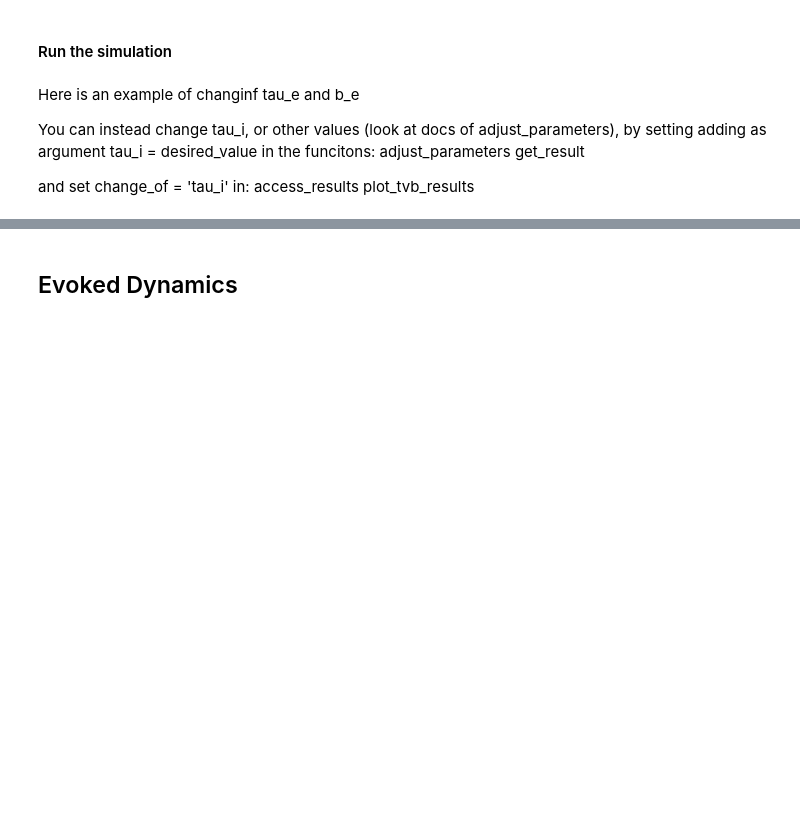
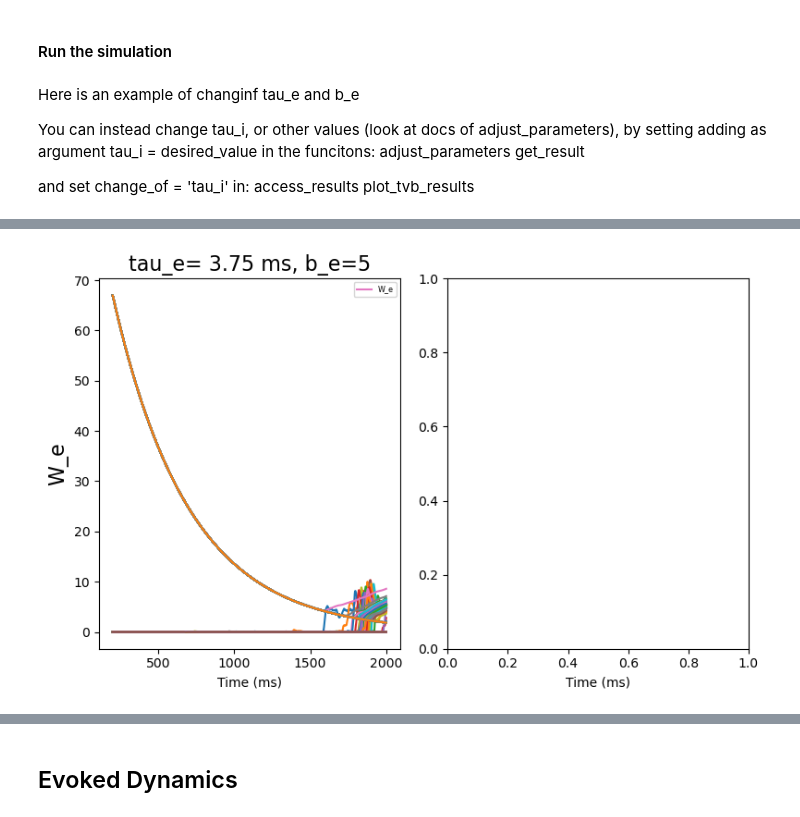
Before and after one commit to mariasacha/paper_pipeline_hub, a Jupyter notebook: whole_pipeline.ipynb, the cells around one changed output, grey strips where cells are left out. Cells and saved outputs as stored; diff of their text form; code cells hidden in the pictures; blank space fills up the shorter version.

```diff
--- a/whole_pipeline.ipynb
+++ b/whole_pipeline.ipynb
@@ -232,0 +236,3 @@ simulation time :2000.0
+# %%
+parameters.parameter_monitor['TemporalAverage'] = True
+parameters.parameter_monitor['Raw'] = False
@@ -249,3 +423,18 @@ Loading:  _b_e_5_tau_e_3.75_tau_i_5.0_Iext_0.000315_El_e_-64.0_El_i_-65.0_nseed_
+# %%
+#Plot the results from TVB Simulations
+
+#which monitor
+monitor = 'TemporalAverage'
+
+#which variables
+var_select = ['E',  'W_e']
+
+#which params (b_e, tau) - to be in the same order as the loading results (see explanations)
+params = [[5, 3.75]]
+plot_tvb_results(parameters,params, result, monitor, for_explan, var_select,cut_transient, run_sim, change_of='tau_e',
+               Iext = 0.000315,nseed=10, additional_path_folder='Temp/')
+# %% [output]
+[figure, added]
 # %%
 #Plot the results from TVB Simulations
 
```
Also changed, not shown: parts of 54 cells of this notebook, 2 other files.
